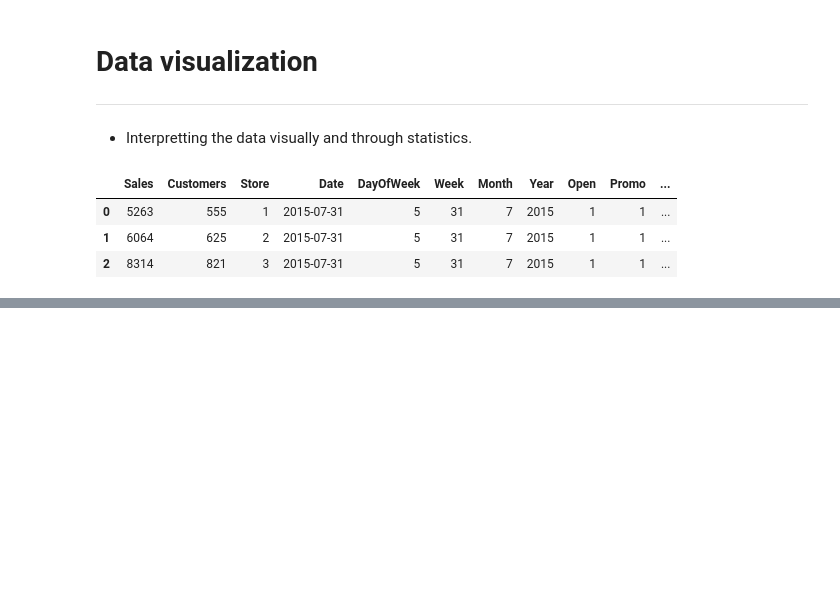
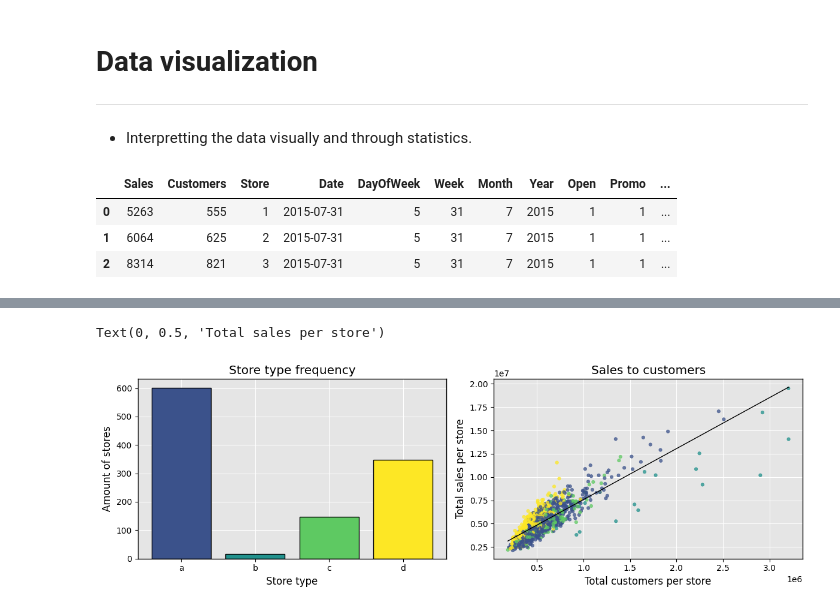
Before and after one commit to filipsajtlava/M9DM2-project, a Jupyter notebook: data_visualization.ipynb, the cells around one changed output, grey strips where cells are left out. Cells and saved outputs as stored; diff of their text form; code cells hidden in the pictures; blank space fills up the shorter version.

```diff
--- a/data_visualization.ipynb
+++ b/data_visualization.ipynb
@@ -52,0 +83,32 @@ fig.show
+# %%
+total_sales_to_customers = train_data.groupby("Store").agg({
+    "Sales": "sum",
+    "Customers": "sum",
+    "StoreType": "first"
+})
+
+def get_color_list(col_param, variable):
+    unique_values = train_data[variable].unique()
+    color_list = {val: vir_col((i + col_param) * 1 / len(unique_values)) for i, val in enumerate(unique_values.sort_values())}
+    return color_list
+
+total_sales_to_customers["Colors"] = total_sales_to_customers.StoreType.astype(str).map(get_color_list(1, "StoreType"))
+store_type_totals = train_data[["Store", "StoreType"]].drop_duplicates().groupby("StoreType").size().reset_index(name="Count")
+store_type_totals["Colors"] = store_type_totals["StoreType"].astype(str).map(get_color_list(1, "StoreType"))
+
+lin_mod = linregress(total_sales_to_customers["Customers"], total_sales_to_customers["Sales"])
+x_for_model = np.linspace(min(total_sales_to_customers["Customers"]), max(total_sales_to_customers["Customers"]), num=1000)
+
+fig, (ax1, ax2) = plt.subplots(1, 2, layout="tight", figsize=(12, 4))
+ax1.bar(store_type_totals.StoreType, store_type_totals.Count, color=store_type_totals.Colors, edgecolor="black", linewidth=1)
+ax1.set_title("Store type frequency")
+ax1.set_xlabel("Store type")
+ax1.set_ylabel("Amount of stores")
+ax2.scatter(total_sales_to_customers.Customers, total_sales_to_customers.Sales, c=total_sales_to_customers.Colors, s=15, alpha=0.75)
+ax2.plot(x_for_model, lin_mod.intercept + x_for_model * lin_mod.slope, c="black", linewidth=1)
+ax2.set_title("Sales to customers")
+ax2.set_xlabel("Total customers per store")
+ax2.set_ylabel("Total sales per store")
+# %% [output]
+Text(0, 0.5, 'Total sales per store')
+[figure, added]
```
Also changed, not shown: parts of 7 cells of this notebook, 2 other files.
